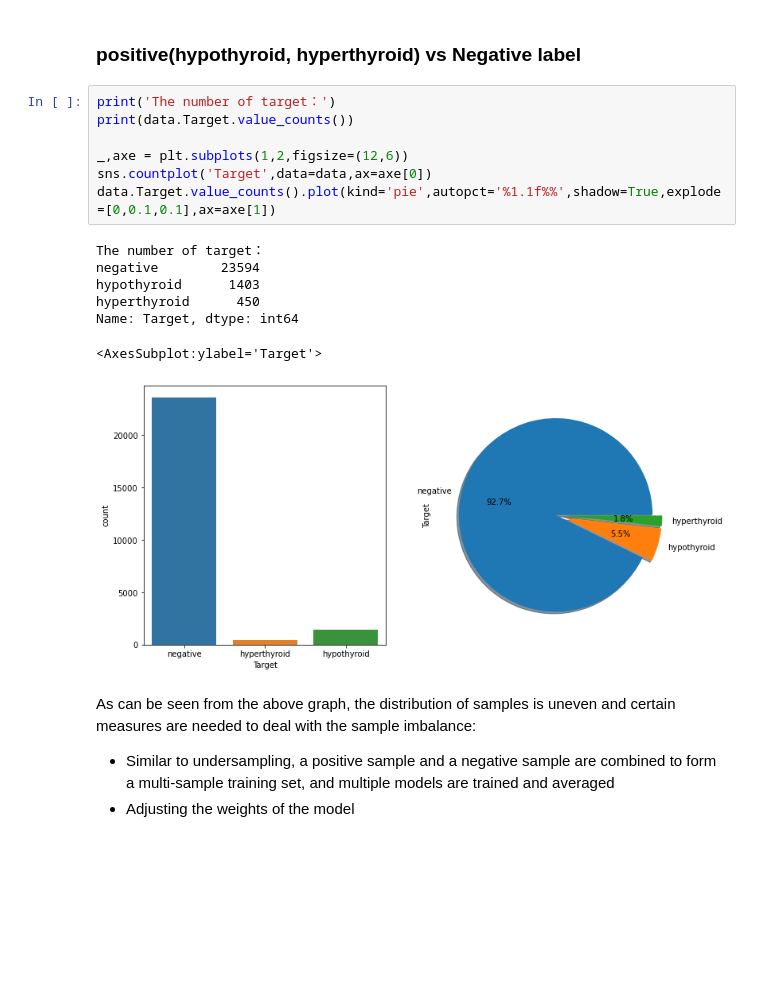
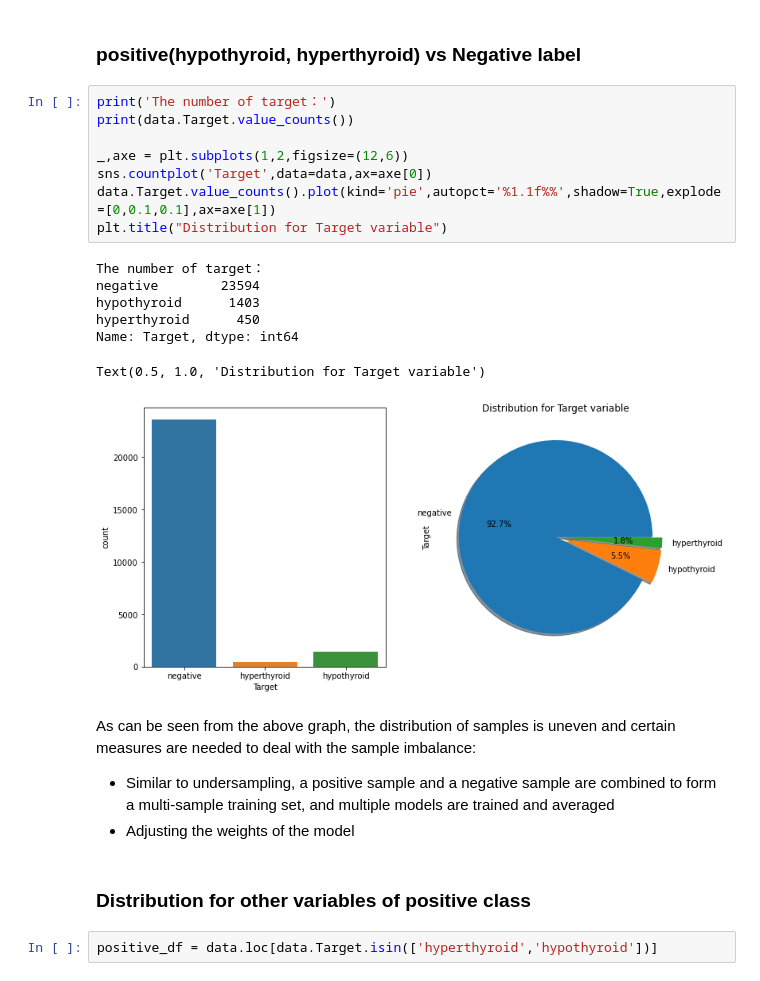
Before and after one commit to zengxueyuan/PHAS0077_QiyuanZeng_2022, a Jupyter notebook: 2. Data analysis.ipynb, the cells around one changed output. Cells and saved outputs as stored; diff of their text form; blank space fills up the shorter version.

Commit message:
Data analysis part 1

```diff
--- a/2. Data analysis.ipynb
+++ b/2. Data analysis.ipynb
@@ -386,20 +508,25 @@ data.describe()
 # %%
 print('The number of target：')
 print(data.Target.value_counts())
 
 _,axe = plt.subplots(1,2,figsize=(12,6))
 sns.countplot('Target',data=data,ax=axe[0])
 data.Target.value_counts().plot(kind='pie',autopct='%1.1f%%',shadow=True,explode=[0,0.1,0.1],ax=axe[1])
+plt.title("Distribution for Target variable")
 # %% [output]
 The number of target：
 negative        23594
 hypothyroid      1403
 hyperthyroid      450
 Name: Target, dtype: int64
-<AxesSubplot:ylabel='Target'>
+Text(0.5, 1.0, 'Distribution for Target variable')
-[figure, old version]
+[figure, new version]
 # %% [markdown]
 As can be seen from the above graph, the distribution of samples is uneven and certain measures are needed to deal with the sample imbalance:
 
 - Similar to undersampling, a positive sample and a negative sample are combined to form a multi-sample training set, and multiple models are trained and averaged
 - Adjusting the weights of the model
+# %% [markdown]
+### Distribution for other variables of positive class
+# %%
+positive_df = data.loc[data.Target.isin(['hyperthyroid','hypothyroid'])]
```
Also changed, not shown: parts of 61 cells of this notebook, 2 other files.
